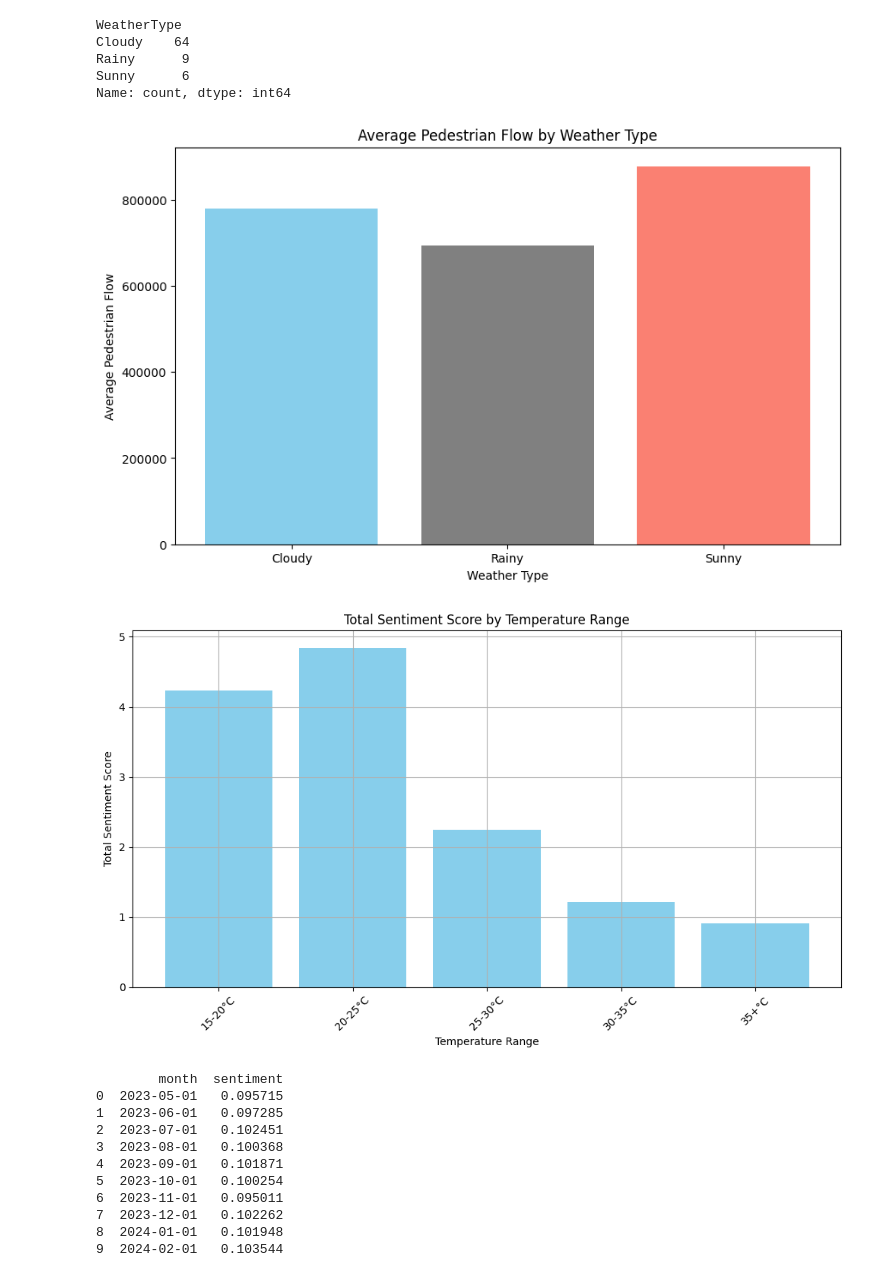
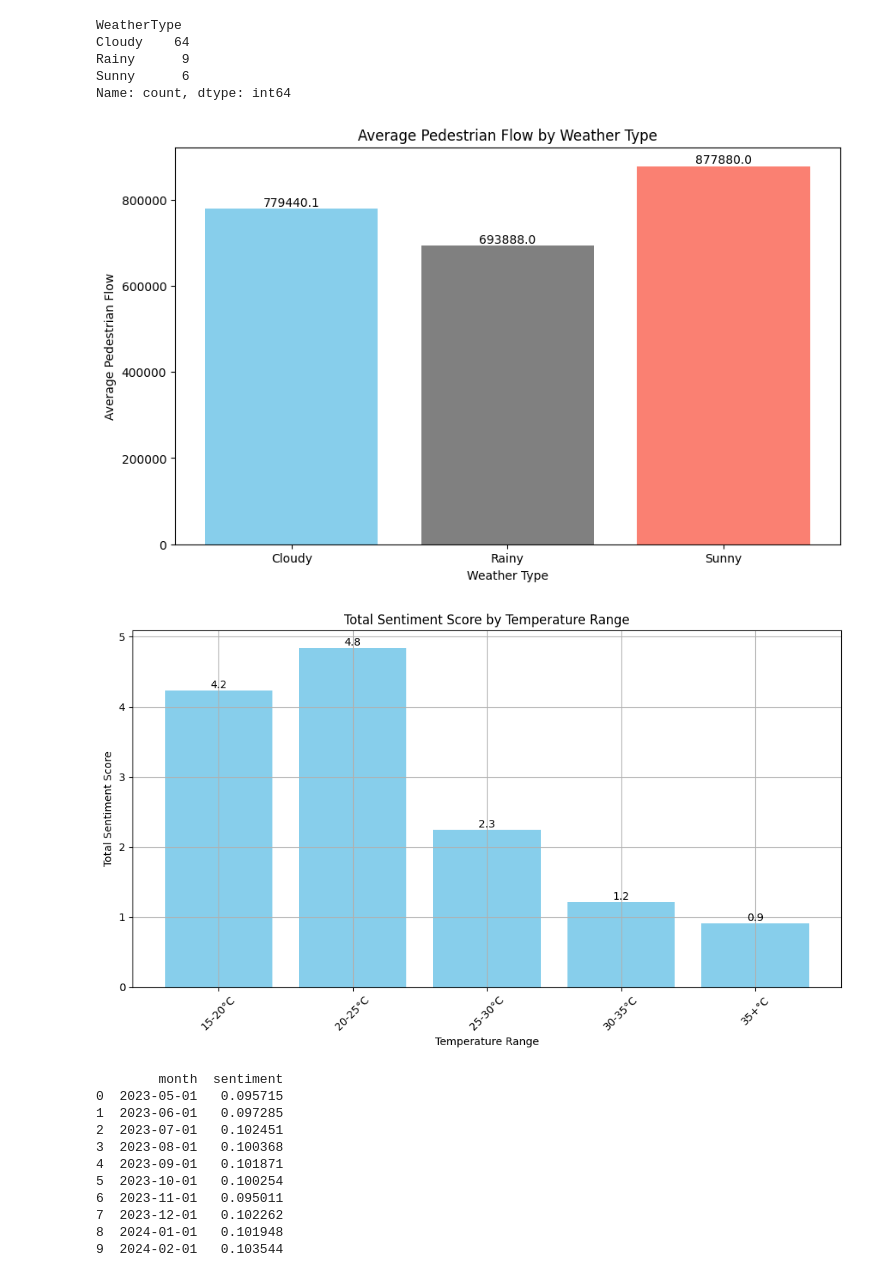
Before and after one commit to JionghaoSong/COMP90024_Group78, a Jupyter notebook: frontend/scenarios.ipynb, the cells around one changed output. Cells and saved outputs as stored; diff of their text form; code cells hidden in the pictures.

```diff
--- a/frontend/scenarios.ipynb
+++ b/frontend/scenarios.ipynb
@@ -261,45 +261,52 @@ mastodon_df_grouped = mastodon_df.groupby('date').agg({'sentiment': 'mean'}).res
 weather_mastodon_df = pd.merge(weather_2024, mastodon_df_grouped, on='date', how='inner')
 weather_mastodon_df['WeatherType'] = weather_mastodon_df.apply(classify_weather, axis=1)
 # %%
-# pedestrian vs. weather type
 weather_pedestrian = weather_pedestrian_2024.groupby('WeatherType')['Total_of_Directions'].mean().reset_index()
 
 plt.figure(figsize=(10, 6))
 
 # bar chart
-plt.bar(weather_pedestrian['WeatherType'], weather_pedestrian['Total_of_Directions'], color=['skyblue', 'grey', 'salmon'])
+bars = plt.bar(weather_pedestrian['WeatherType'], weather_pedestrian['Total_of_Directions'], color=['skyblue', 'grey', 'salmon'])
 
-# label
+# data label
+for bar in bars:
+    height = bar.get_height()
+    plt.text(bar.get_x() + bar.get_width() / 2, height, f'{height:.1f}', ha='center', va='bottom')
+
 plt.xlabel('Weather Type')
 plt.ylabel('Average Pedestrian Flow')
 plt.title('Average Pedestrian Flow by Weather Type')
 
 plt.show()
 # %% [output]
-[figure, old version]
+[figure, new version]
 # %%
-# Define temperature bins and labels
 temperature_bins = [15, 20, 25, 30, 35, float('inf')]
 temperature_labels = ['15-20°C', '20-25°C', '25-30°C', '30-35°C', '35+°C']
 
-# Use pandas' cut function to categorize the temperature data into corresponding bins
+
 weather_mastodon_df['TemperatureRange'] = pd.cut(weather_mastodon_df['airTemp'], bins=temperature_bins, labels=temperature_labels)
 
-# Step 2: Calculate the total sentiment score for each temperature range
 temperature_sentiment_flow = weather_mastodon_df.groupby('TemperatureRange')['sentiment'].sum().reset_index()
 
-# Step 3: Visualize the average sentiment score by temperature range using a bar chart
 plt.figure(figsize=(10, 6))
-plt.bar(temperature_sentiment_flow['TemperatureRange'], temperature_sentiment_flow['sentiment'], color='skyblue')
+bars = plt.bar(temperature_sentiment_flow['TemperatureRange'], temperature_sentiment_flow['sentiment'], color='skyblue')
+
+for bar in bars:
+    height = bar.get_height()
+    plt.text(bar.get_x() + bar.get_width() / 2, height, f'{height:.1f}', ha='center', va='bottom')
+
+
 plt.xlabel('Temperature Range')
 plt.ylabel('Total Sentiment Score')
 plt.title('Total Sentiment Score by Temperature Range')
-plt.xticks(rotation=45)  # Rotate x-axis labels for better readability
-plt.grid(True)  # Add grid lines
-plt.tight_layout()  # Adjust layout to prevent label overlap
+plt.xticks(rotation=45)
+plt.grid(True)
+plt.tight_layout()
+
 plt.show()
 # %% [output]
-[figure, old version]
+[figure, new version]
 # %%
 # Extract the month from the datetime column
 mastodon_df['month'] = mastodon_df['date'].dt.to_period('M')
```
Also changed, not shown: parts of 3 cells of this notebook.
